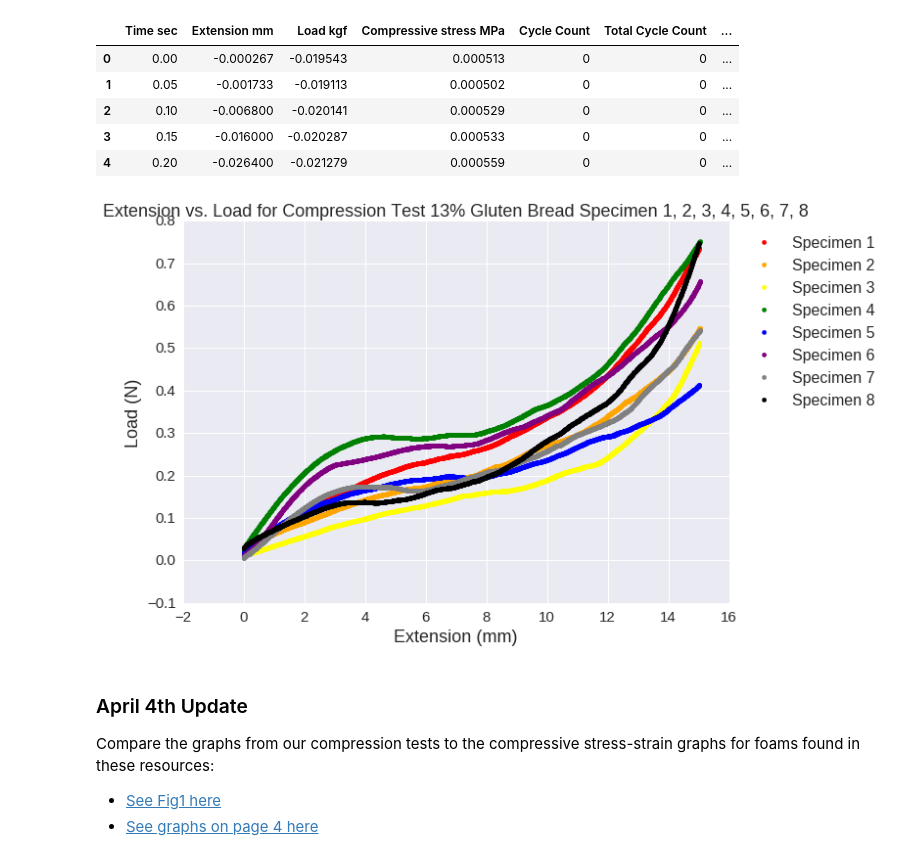
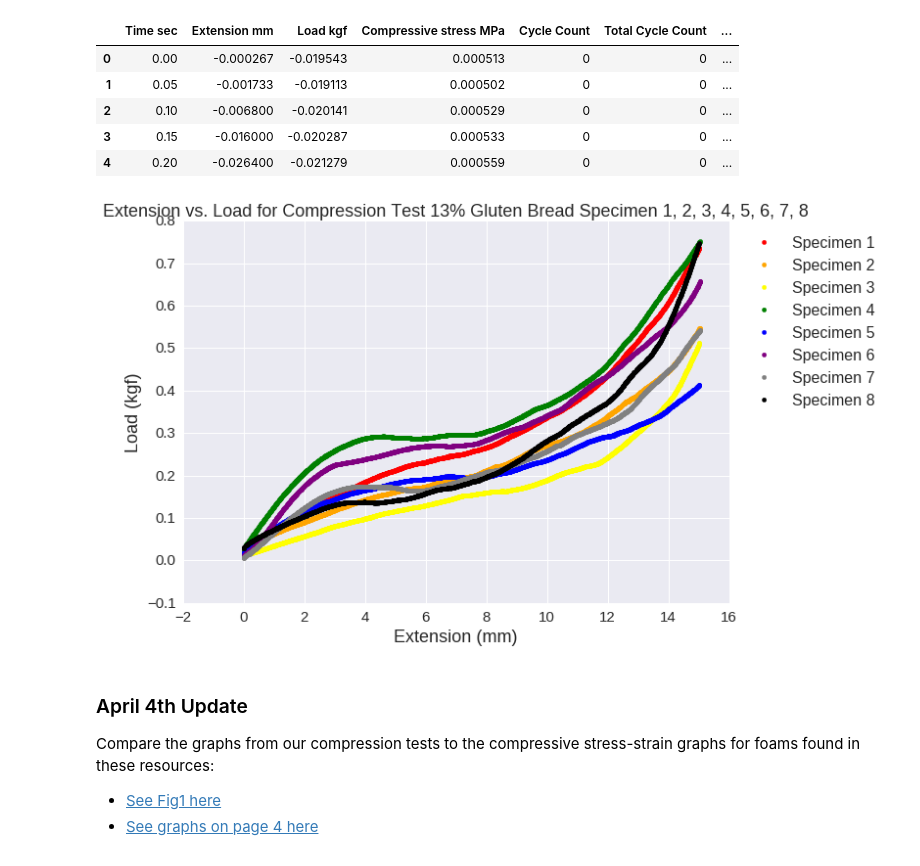
Before and after one commit to greenteawarrior/MatSci, a Jupyter notebook: GFBaking/instron_raw.ipynb, the cells around one changed output. Cells and saved outputs as stored; diff of their text form; code cells hidden in the pictures.

```diff
--- a/GFBaking/instron_raw.ipynb
+++ b/GFBaking/instron_raw.ipynb
@@ -135,29 +135,29 @@ g13_compress1.head()
 # %%
 # plotting
 pw = plt.figure(figsize=(10,7))
 plt.scatter(g13_compress1['Compressive extension mm'], g13_compress1['Compressive load kgf'], color='red')
 plt.scatter(g13_compress2['Compressive extension mm'], g13_compress2['Compressive load kgf'], color='orange')
 plt.scatter(g13_compress3['Compressive extension mm'], g13_compress3['Compressive load kgf'], color='yellow')
 plt.scatter(g13_compress4['Compressive extension mm'], g13_compress4['Compressive load kgf'], color='green')
 plt.scatter(g13_compress5['Compressive extension mm'], g13_compress5['Compressive load kgf'], color='blue')
 plt.scatter(g13_compress6['Compressive extension mm'], g13_compress6['Compressive load kgf'], color='purple')
 plt.scatter(g13_compress7['Compressive extension mm'], g13_compress7['Compressive load kgf'], color='gray')
 plt.scatter(g13_compress8['Compressive extension mm'], g13_compress8['Compressive load kgf'], color='black')
 
 # formatting
 plt.title('Extension vs. Load for Compression Test 13% Gluten Bread Specimen 1, 2, 3, 4, 5, 6, 7, 8', fontsize=18)
 plt.xlabel('Extension (mm)', fontsize=18)
-plt.ylabel('Load (N)', fontsize=18)
+plt.ylabel('Load (kgf)', fontsize=18)
 plt.rc('xtick', labelsize=15)
 plt.rc('ytick', labelsize=15)
 plt.legend(['Specimen 1', 'Specimen 2', 'Specimen 3', 'Specimen 4', 'Specimen 5', 'Specimen 6', 'Specimen 7', 'Specimen 8'], bbox_to_anchor=(1.01, 1), loc=2, fontsize=16)
 plt.show()
 
 # uncomment if figure saving is desired
 pw.savefig('figures/13Gluten_Compression_Sp12345678.pdf', format='pdf')
 pw.savefig('figures/13Gluten_Compression_Sp12345678.png', format='png')
 # %% [output]
-[figure, old version]
+[figure, new version]
 # %% [markdown]
 ### April 4th Update
 
```
Also changed, not shown: parts of 2 cells of this notebook, 6 other files.
